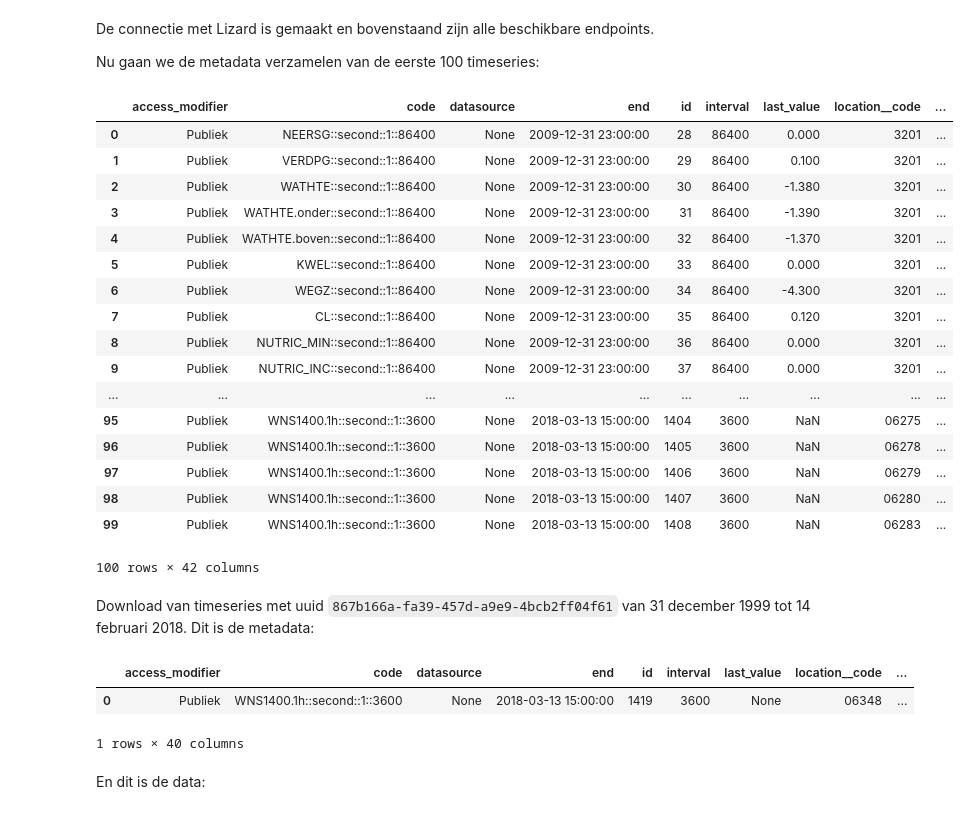
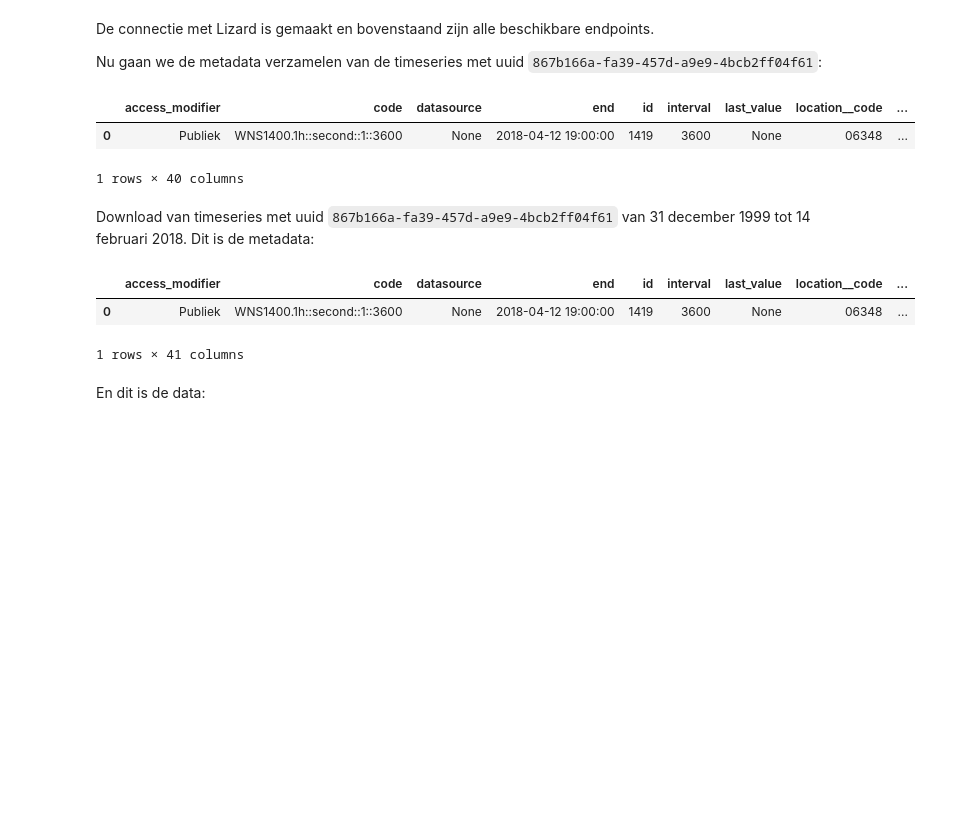
Before and after one commit to lizardsystem/lizard-connector, a Jupyter notebook: Voorbeeld_NL.ipynb, the cells around one changed output. Saved outputs shown, nothing was run; the diff lists cells and outputs as text; code cells hidden in the pictures; blank space fills up the shorter version.

```diff
--- a/Voorbeeld_NL.ipynb
+++ b/Voorbeeld_NL.ipynb
@@ -24,29 +24,14 @@ cli.endpoints
 # %% [markdown]
 De connectie met Lizard is gemaakt en bovenstaand zijn alle beschikbare endpoints.
 
-Nu gaan we de metadata verzamelen van de eerste 100 timeseries:
+Nu gaan we de metadata verzamelen van de timeseries met uuid `867b166a-fa39-457d-a9e9-4bcb2ff04f61`:
 # %%
-metadata, events = next(cli.timeseries.download_paginated())
+metadata, events = cli.timeseries.get(uuid="867b166a-fa39-457d-a9e9-4bcb2ff04f61")
 metadata
 # %% [output]
 |  | access_modifier | code | datasource | end | id | interval | last_value | location__code | ... |
-| 0 | Publiek | NEERSG::second::1::86400 | None | 2009-12-31 23:00:00 | 28 | 86400 | 0.000 | 3201 | ... |
-| 1 | Publiek | VERDPG::second::1::86400 | None | 2009-12-31 23:00:00 | 29 | 86400 | 0.100 | 3201 | ... |
-| 2 | Publiek | WATHTE::second::1::86400 | None | 2009-12-31 23:00:00 | 30 | 86400 | -1.380 | 3201 | ... |
-| 3 | Publiek | WATHTE.onder::second::1::86400 | None | 2009-12-31 23:00:00 | 31 | 86400 | -1.390 | 3201 | ... |
-| 4 | Publiek | WATHTE.boven::second::1::86400 | None | 2009-12-31 23:00:00 | 32 | 86400 | -1.370 | 3201 | ... |
-| 5 | Publiek | KWEL::second::1::86400 | None | 2009-12-31 23:00:00 | 33 | 86400 | 0.000 | 3201 | ... |
-| 6 | Publiek | WEGZ::second::1::86400 | None | 2009-12-31 23:00:00 | 34 | 86400 | -4.300 | 3201 | ... |
-| 7 | Publiek | CL::second::1::86400 | None | 2009-12-31 23:00:00 | 35 | 86400 | 0.120 | 3201 | ... |
-| 8 | Publiek | NUTRIC_MIN::second::1::86400 | None | 2009-12-31 23:00:00 | 36 | 86400 | 0.000 | 3201 | ... |
-| 9 | Publiek | NUTRIC_INC::second::1::86400 | None | 2009-12-31 23:00:00 | 37 | 86400 | 0.000 | 3201 | ... |
-| ... | ... | ... | ... | ... | ... | ... | ... | ... | ... |
-| 95 | Publiek | WNS1400.1h::second::1::3600 | None | 2018-03-13 15:00:00 | 1404 | 3600 | NaN | 06275 | ... |
-| 96 | Publiek | WNS1400.1h::second::1::3600 | None | 2018-03-13 15:00:00 | 1405 | 3600 | NaN | 06278 | ... |
-| 97 | Publiek | WNS1400.1h::second::1::3600 | None | 2018-03-13 15:00:00 | 1406 | 3600 | NaN | 06279 | ... |
-| 98 | Publiek | WNS1400.1h::second::1::3600 | None | 2018-03-13 15:00:00 | 1407 | 3600 | NaN | 06280 | ... |
-| 99 | Publiek | WNS1400.1h::second::1::3600 | None | 2018-03-13 15:00:00 | 1408 | 3600 | NaN | 06283 | ... |
+| 0 | Publiek | WNS1400.1h::second::1::3600 | None | 2018-04-12 19:00:00 | 1419 | 3600 | None | 06348 | ... |
-100 rows × 42 columns
+1 rows × 40 columns
 # %% [markdown]
 Download van timeseries met uuid `867b166a-fa39-457d-a9e9-4bcb2ff04f61` van 31 december 1999 tot 14 februari 2018.
 Dit is de metadata:
@@ -56,12 +41,12 @@ queryparams = {
     "start":946681200000,
     "window":"month"
 }
-metadata, events = cli.timeseries.download(uuid="867b166a-fa39-457d-a9e9-4bcb2ff04f61", **queryparams)
+metadata, events = cli.timeseries.get(uuid="867b166a-fa39-457d-a9e9-4bcb2ff04f61", **queryparams)
 metadata
 # %% [output]
 |  | access_modifier | code | datasource | end | id | interval | last_value | location__code | ... |
-| 0 | Publiek | WNS1400.1h::second::1::3600 | None | 2018-03-13 15:00:00 | 1419 | 3600 | None | 06348 | ... |
+| 0 | Publiek | WNS1400.1h::second::1::3600 | None | 2018-04-12 19:00:00 | 1419 | 3600 | None | 06348 | ... |
-1 rows × 40 columns
+1 rows × 41 columns
 # %% [markdown]
 En dit is de data:
 # %%
```
Also changed, not shown: parts of 2 cells of this notebook, 5 other files.
